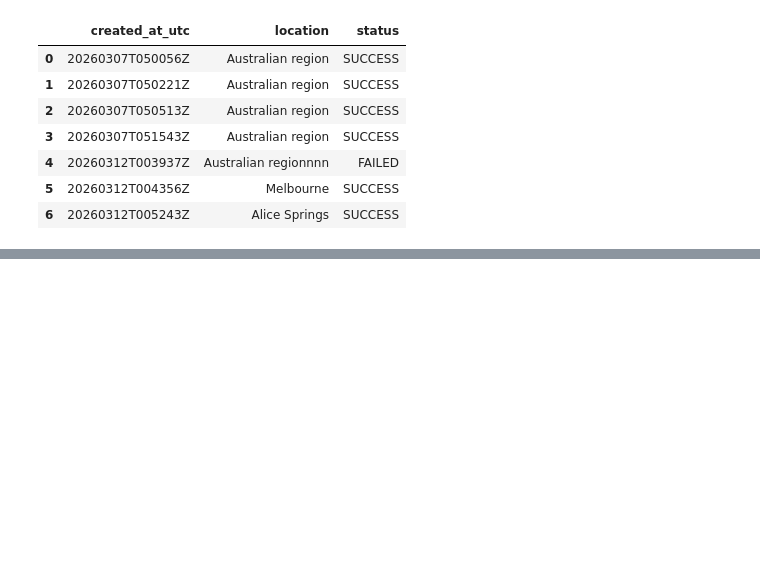
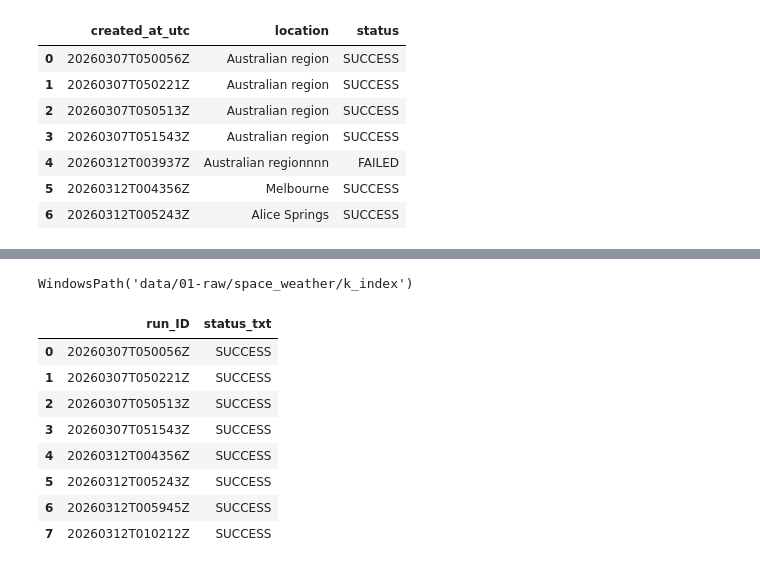
Before and after one commit to keithzyyy/space-weather-project, a Jupyter notebook: notebooks/02_kindex_raw_to_preproc_exploration.ipynb, the cells around one changed output, grey strips where cells are left out. Cells and saved outputs as stored; diff of their text form; code cells hidden in the pictures; blank space fills up the shorter version.

```diff
--- a/notebooks/02_kindex_raw_to_preproc_exploration.ipynb
+++ b/notebooks/02_kindex_raw_to_preproc_exploration.ipynb
@@ -161,2 +175,23 @@ duckdb.execute(query).fetch_df()
+# %%
+FETCHED_K_INDEX_RELATIVE_DIR
+# %% [output]
+WindowsPath('data/01-raw/space_weather/k_index')
+# %%
+query = f"""
+SELECT regexp_extract(filename, '.+/run_id=(.+)/.+', 1) AS run_ID, regexp_extract(filename, '.+/run_id=.+/_(.+)$', 1) AS status_txt
+FROM read_text({[p.as_posix() for p in FETCHED_K_INDEX_RELATIVE_DIR.rglob('*run_id*/_*') if 'json' not in p.as_posix()]})
+WHERE status_txt == 'SUCCESS'
+"""
+duckdb.execute(query).fetch_df()
+# %% [output]
+|  | run_ID | status_txt |
+| 0 | 20260307T050056Z | SUCCESS |
+| 1 | 20260307T050221Z | SUCCESS |
+| 2 | 20260307T050513Z | SUCCESS |
+| 3 | 20260307T051543Z | SUCCESS |
+| 4 | 20260312T004356Z | SUCCESS |
+| 5 | 20260312T005243Z | SUCCESS |
+| 6 | 20260312T005945Z | SUCCESS |
+| 7 | 20260312T010212Z | SUCCESS |
 # %%
 import duckdb
```
Also changed, not shown: parts of 9 cells of this notebook, 1 other file.
